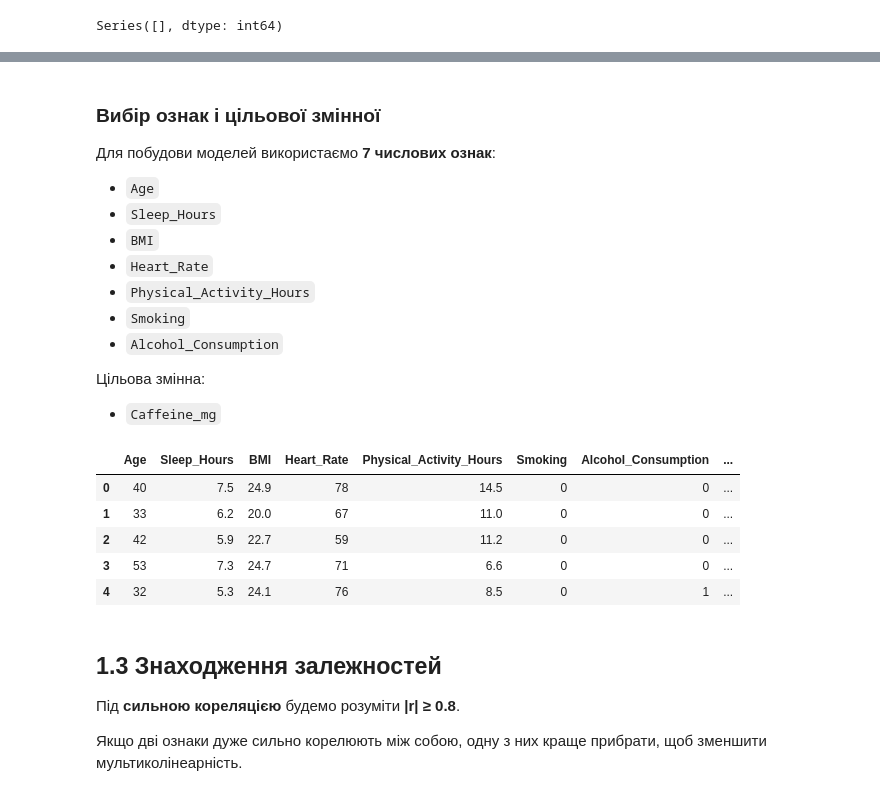
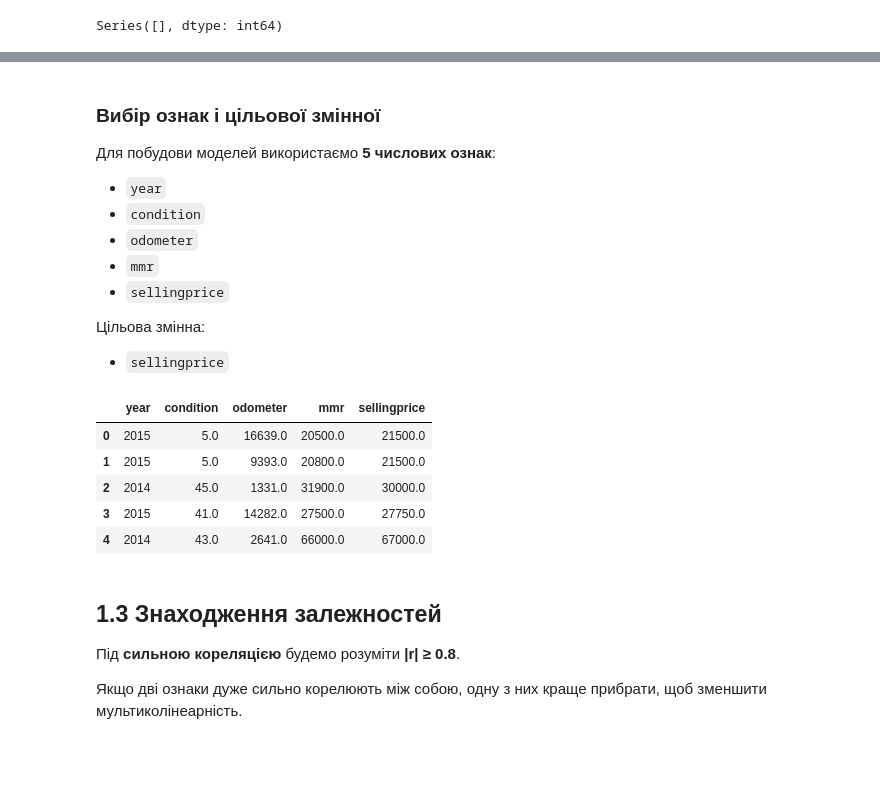
Before and after one commit to OnishchenkoDaria/data-processing-labs, a Jupyter notebook: lab_3/sample.ipynb, the cells around one changed output, grey strips where cells are left out. Saved outputs shown, nothing was run; the diff lists cells and outputs as text; code cells hidden in the pictures; blank space fills up the shorter version.

```diff
--- a/lab_3/sample.ipynb
+++ b/lab_3/sample.ipynb
@@ -128,50 +93,43 @@ df_preview[["Smoking", "Alcohol_Consumption"]].head()
 # %%
 # відслідковуємо аномалії/екстримальні значення
 df = df[
-    (df["Age"].between(12, 130)) &
-    (df["Heart_Rate"].between(40, 180)) &
-    (df["Sleep_Hours"] < 24) &
-    (df["BMI"].between(12, 60)) &
-    (df["Caffeine_mg"] < 1200)
+    (df["year"] <= 2026) &
+    (df["odometer"] >= 0) &
+    (df["mmr"] > 0)
 ].copy()
 # %% [markdown]
 ### Вибір ознак і цільової змінної
 
-Для побудови моделей використаємо **7 числових ознак**:
+Для побудови моделей використаємо **5 числових ознак**:
 
-- `Age`
-- `Sleep_Hours`
-- `BMI`
-- `Heart_Rate`
-- `Physical_Activity_Hours`
-- `Smoking`
-- `Alcohol_Consumption`
+- `year`
+- `condition`
+- `odometer`
+- `mmr`
+- `sellingprice`
 
 Цільова змінна:
 
-- `Caffeine_mg`
+- `sellingprice`
 # %%
 # формуємо набір числових колонок для аналізу
 feature_cols = [
-    "Age",
-    "Sleep_Hours",
-    "BMI",
-    "Heart_Rate",
-    "Physical_Activity_Hours",
-    "Smoking",
-    "Alcohol_Consumption"
+    "year",
+    "condition",
+    "odometer",
+    "mmr",
 ]
-target_col = "Caffeine_mg"
+target_col = "sellingprice"
 
 analysis_df = df[feature_cols + [target_col]].copy()
 analysis_df.head()
 # %% [output]
-|  | Age | Sleep_Hours | BMI | Heart_Rate | Physical_Activity_Hours | Smoking | Alcohol_Consumption | ... |
-| 0 | 40 | 7.5 | 24.9 | 78 | 14.5 | 0 | 0 | ... |
-| 1 | 33 | 6.2 | 20.0 | 67 | 11.0 | 0 | 0 | ... |
-| 2 | 42 | 5.9 | 22.7 | 59 | 11.2 | 0 | 0 | ... |
-| 3 | 53 | 7.3 | 24.7 | 71 | 6.6 | 0 | 0 | ... |
-| 4 | 32 | 5.3 | 24.1 | 76 | 8.5 | 0 | 1 | ... |
+|  | year | condition | odometer | mmr | sellingprice |
+| 0 | 2015 | 5.0 | 16639.0 | 20500.0 | 21500.0 |
+| 1 | 2015 | 5.0 | 9393.0 | 20800.0 | 21500.0 |
+| 2 | 2014 | 45.0 | 1331.0 | 31900.0 | 30000.0 |
+| 3 | 2015 | 41.0 | 14282.0 | 27500.0 | 27750.0 |
+| 4 | 2014 | 43.0 | 2641.0 | 66000.0 | 67000.0 |
 # %% [markdown]
 ## 1.3 Знаходження залежностей
 Під **сильною кореляцією** будемо розуміти
```
Also changed, not shown: parts of 12 cells of this notebook.
